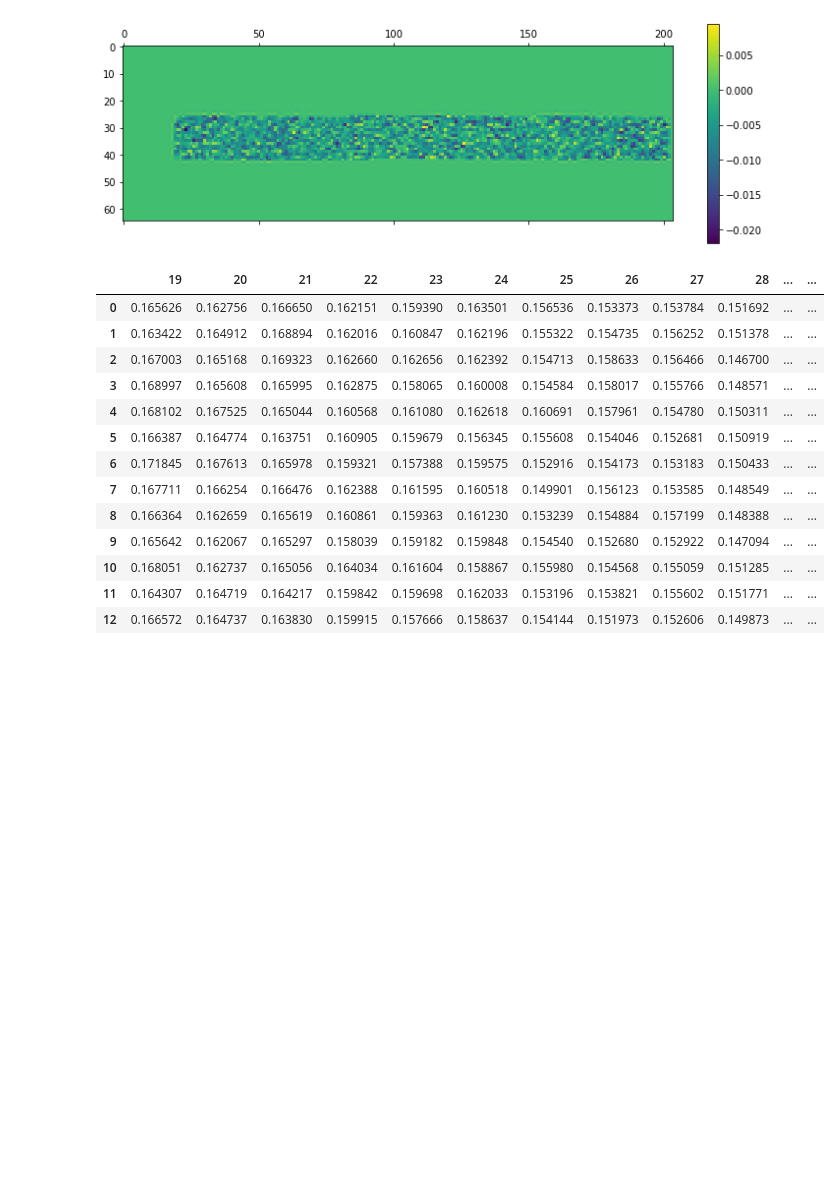
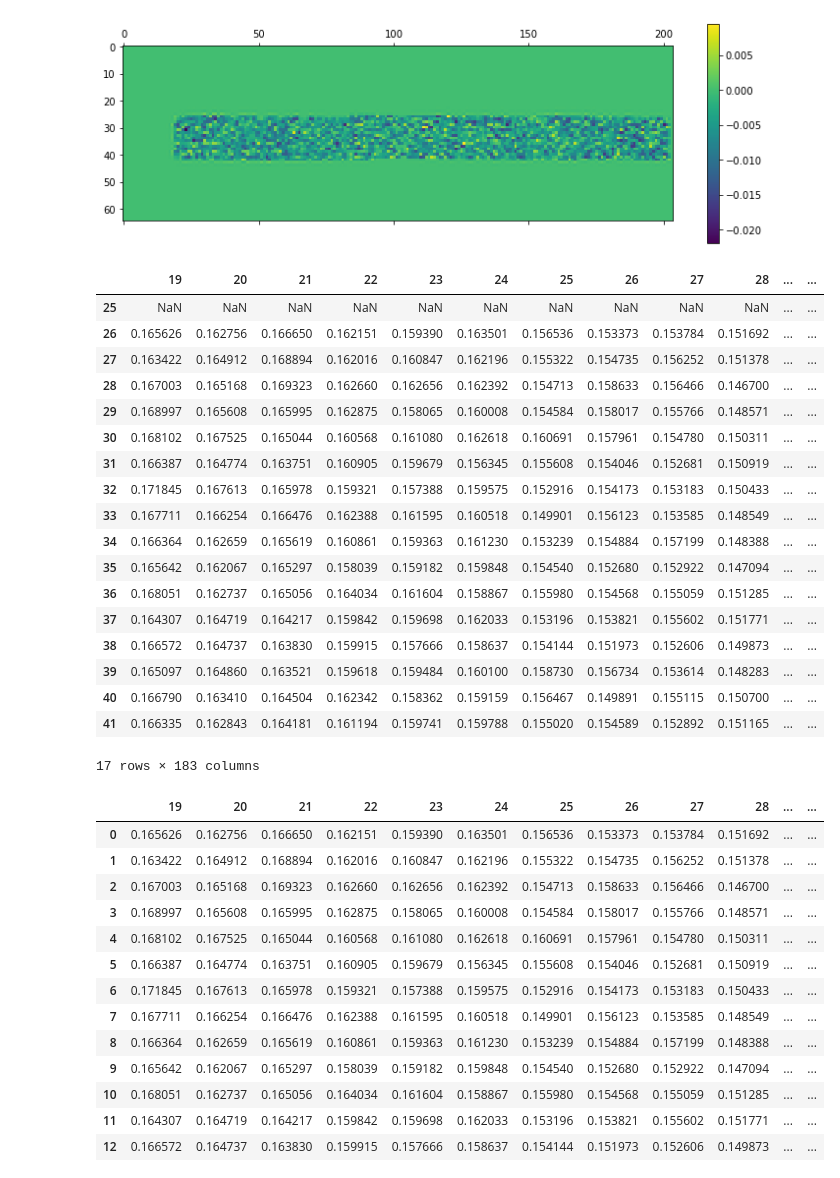
Before and after one commit to KMDE-10/DIC, a Jupyter notebook: HDF_import.ipynb, the cells around one changed output. Cells and saved outputs as stored; diff of their text form; code cells hidden in the pictures; blank space fills up the shorter version.

```diff
--- a/HDF_import.ipynb
+++ b/HDF_import.ipynb
@@ -220,18 +220,42 @@ array([[ 0.0000000e+00,  0.0000000e+00,  0.0000000e+00, ...,
 # %%
 array=series.iloc[250,:][('displacements',         'displacement_y_rbmr')]
 def strip_background(array):
+    df=pd.DataFrame(array)
     #before=array
     #bf=plt.matshow(before)
     #plt.colorbar(bf)
 
-    after=array.copy()
+    after=df.copy()
     after[after==0.]=np.nan
-    after=pd.DataFrame(after)
+    #display(after)
+
     after.dropna(how='all',axis=0,inplace=True)
     after.dropna(how='all',axis=1,inplace=True)
     #display(after)
     """af=plt.matshow(after.dropna(how='all',axis=0))
     plt.colorbar(af)"""
+    #display(after)
     return(after)
 after=strip_background(array)
+display(after)
+# %% [output]
+|  | 19 | 20 | 21 | 22 | 23 | 24 | 25 | 26 | 27 | 28 | ... | ... |
+| 25 | NaN | NaN | NaN | NaN | NaN | NaN | NaN | NaN | NaN | NaN | ... | ... |
+| 26 | 0.165626 | 0.162756 | 0.166650 | 0.162151 | 0.159390 | 0.163501 | 0.156536 | 0.153373 | 0.153784 | 0.151692 | ... | ... |
+| 27 | 0.163422 | 0.164912 | 0.168894 | 0.162016 | 0.160847 | 0.162196 | 0.155322 | 0.154735 | 0.156252 | 0.151378 | ... | ... |
+| 28 | 0.167003 | 0.165168 | 0.169323 | 0.162660 | 0.162656 | 0.162392 | 0.154713 | 0.158633 | 0.156466 | 0.146700 | ... | ... |
+| 29 | 0.168997 | 0.165608 | 0.165995 | 0.162875 | 0.158065 | 0.160008 | 0.154584 | 0.158017 | 0.155766 | 0.148571 | ... | ... |
+| 30 | 0.168102 | 0.167525 | 0.165044 | 0.160568 | 0.161080 | 0.162618 | 0.160691 | 0.157961 | 0.154780 | 0.150311 | ... | ... |
+| 31 | 0.166387 | 0.164774 | 0.163751 | 0.160905 | 0.159679 | 0.156345 | 0.155608 | 0.154046 | 0.152681 | 0.150919 | ... | ... |
+| 32 | 0.171845 | 0.167613 | 0.165978 | 0.159321 | 0.157388 | 0.159575 | 0.152916 | 0.154173 | 0.153183 | 0.150433 | ... | ... |
+| 33 | 0.167711 | 0.166254 | 0.166476 | 0.162388 | 0.161595 | 0.160518 | 0.149901 | 0.156123 | 0.153585 | 0.148549 | ... | ... |
+| 34 | 0.166364 | 0.162659 | 0.165619 | 0.160861 | 0.159363 | 0.161230 | 0.153239 | 0.154884 | 0.157199 | 0.148388 | ... | ... |
+| 35 | 0.165642 | 0.162067 | 0.165297 | 0.158039 | 0.159182 | 0.159848 | 0.154540 | 0.152680 | 0.152922 | 0.147094 | ... | ... |
+| 36 | 0.168051 | 0.162737 | 0.165056 | 0.164034 | 0.161604 | 0.158867 | 0.155980 | 0.154568 | 0.155059 | 0.151285 | ... | ... |
+| 37 | 0.164307 | 0.164719 | 0.164217 | 0.159842 | 0.159698 | 0.162033 | 0.153196 | 0.153821 | 0.155602 | 0.151771 | ... | ... |
+| 38 | 0.166572 | 0.164737 | 0.163830 | 0.159915 | 0.157666 | 0.158637 | 0.154144 | 0.151973 | 0.152606 | 0.149873 | ... | ... |
+| 39 | 0.165097 | 0.164860 | 0.163521 | 0.159618 | 0.159484 | 0.160100 | 0.158730 | 0.156734 | 0.153614 | 0.148283 | ... | ... |
+| 40 | 0.166790 | 0.163410 | 0.164504 | 0.162342 | 0.158362 | 0.159159 | 0.156467 | 0.149891 | 0.155115 | 0.150700 | ... | ... |
+| 41 | 0.166335 | 0.162843 | 0.164181 | 0.161194 | 0.159741 | 0.159788 | 0.155020 | 0.154589 | 0.152892 | 0.151165 | ... | ... |
+17 rows × 183 columns
 # %%
```
Also changed, not shown: parts of 6 cells of this notebook.
